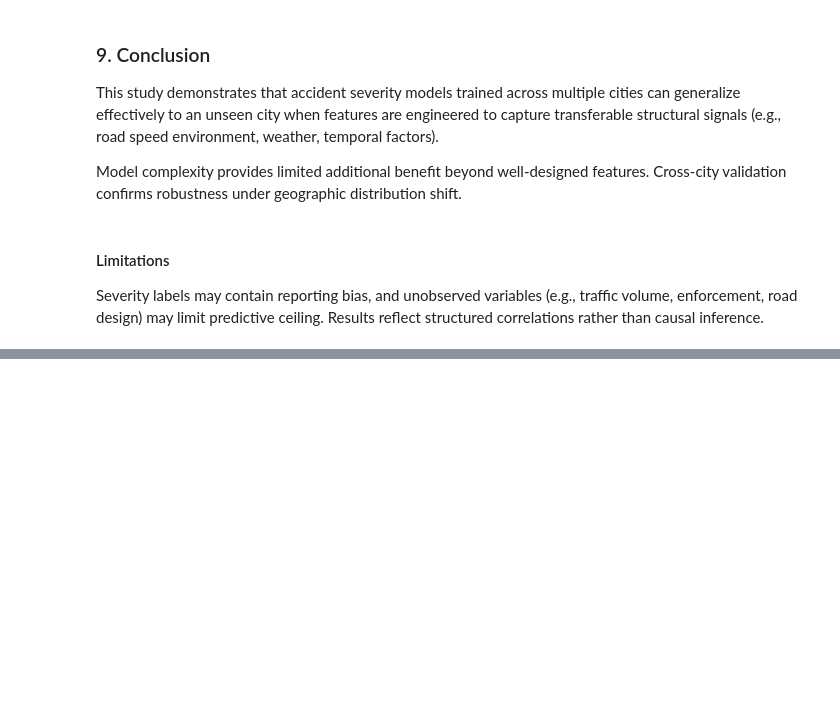
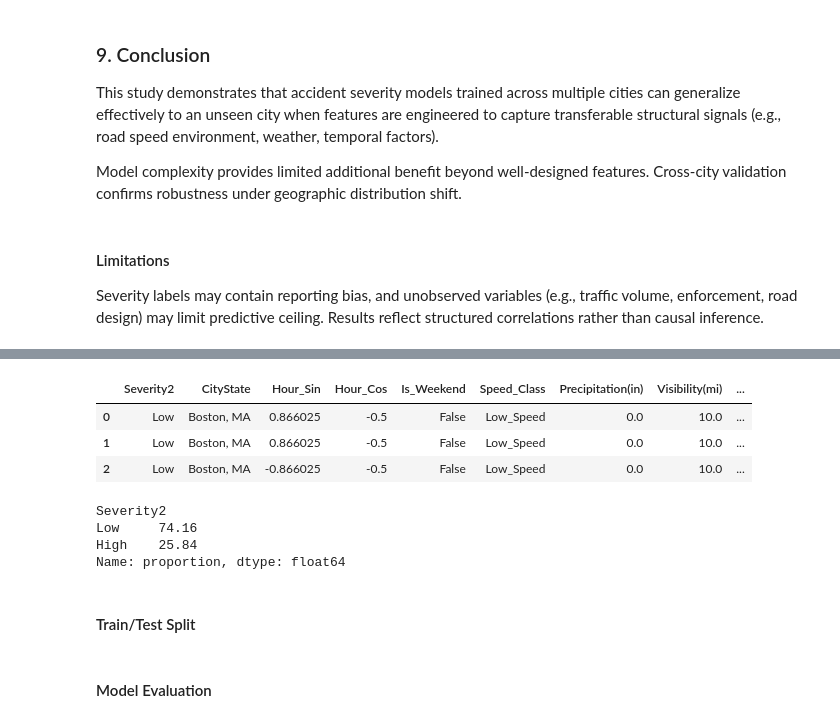
Before and after one commit to cdngouma/traffic-severity-generalization, a Jupyter notebook: notebooks/02_modeling.ipynb, the cells around one changed output, grey strips where cells are left out. Cells and saved outputs as stored; diff of their text form; code cells hidden in the pictures; blank space fills up the shorter version.

Commit message:
added temporal drift test

```diff
--- a/notebooks/02_modeling.ipynb
+++ b/notebooks/02_modeling.ipynb
@@ -414,0 +435,18 @@ Severity labels may contain reporting bias, and unobserved variables (e.g., traf
+# %%
+DATA_PATH = "../data/processed/modeling_dataset_2019_2023_Boston.csv"
+boston_new = pd.read_csv(DATA_PATH)
+boston_new.head(3)
+# %% [output]
+|  | Severity2 | CityState | Hour_Sin | Hour_Cos | Is_Weekend | Speed_Class | Precipitation(in) | Visibility(mi) | ... |
+| 0 | Low | Boston, MA | 0.866025 | -0.5 | False | Low_Speed | 0.0 | 10.0 | ... |
+| 1 | Low | Boston, MA | 0.866025 | -0.5 | False | Low_Speed | 0.0 | 10.0 | ... |
+| 2 | Low | Boston, MA | -0.866025 | -0.5 | False | Low_Speed | 0.0 | 10.0 | ... |
+# %%
+boston_new["Severity2"].value_counts(normalize=True).mul(100).round(2)
+# %% [output]
+Severity2
+Low     74.16
+High    25.84
+Name: proportion, dtype: float64
+# %% [markdown]
+#### Train/Test Split
@@ -414,0 +457,2 @@ Severity labels may contain reporting bias, and unobserved variables (e.g., traf
+# %% [markdown]
+#### Model Evaluation
```
Also changed, not shown: parts of 11 cells of this notebook, 1 other file.
